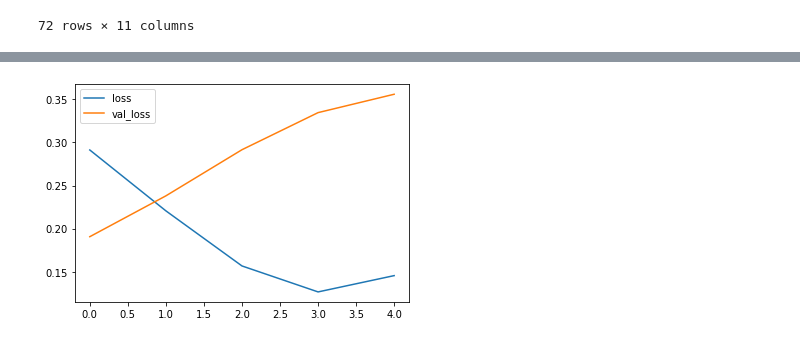
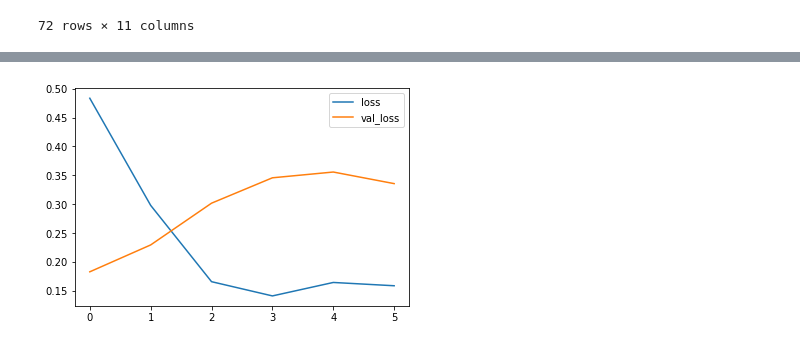
Before and after one commit to chedreem/ML-projects, a Jupyter notebook: Regression_wth_keras.ipynb, the cells around one changed output, grey strips where cells are left out. Cells and saved outputs as stored; diff of their text form; code cells hidden in the pictures.

```diff
--- a/Regression_wth_keras.ipynb
+++ b/Regression_wth_keras.ipynb
@@ -68,13 +68,13 @@ from tensorflow.keras import callbacks
 #define an early stopping callback
 early_stopping = callbacks.EarlyStopping(
     min_delta=0.001, # minimium amount of change to count as an improvement
-    patience=4, # how many epochs to wait before stopping
+    patience=5, # how many epochs to wait before stopping
     restore_best_weights=True,
 )
 # %%
 model = keras.Sequential([
     layers.Dense(128, activation='relu', input_shape = [11]),
-    layers.Dense(64, activation='relu'),
+    layers.Dense(128, activation='relu'),
     layers.Dense(1)
 ])
 model.compile(
@@ -84,7 +84,7 @@ model.compile(
 history = model.fit(
     train_X, train_y,
     validation_data=(val_X, val_y),
-    batch_size=50,
+    batch_size=32,
     epochs=25,
     callbacks=[early_stopping]
 )
@@ -107,4 +109,4 @@ Minimum Validation Loss: 0.1907
-[figure, old version]
+[figure, new version]
 # %%
 # Generate a prediction using model.predict()
 # and calculate it's shape:
```
Also changed, not shown: parts of 3 cells of this notebook.
